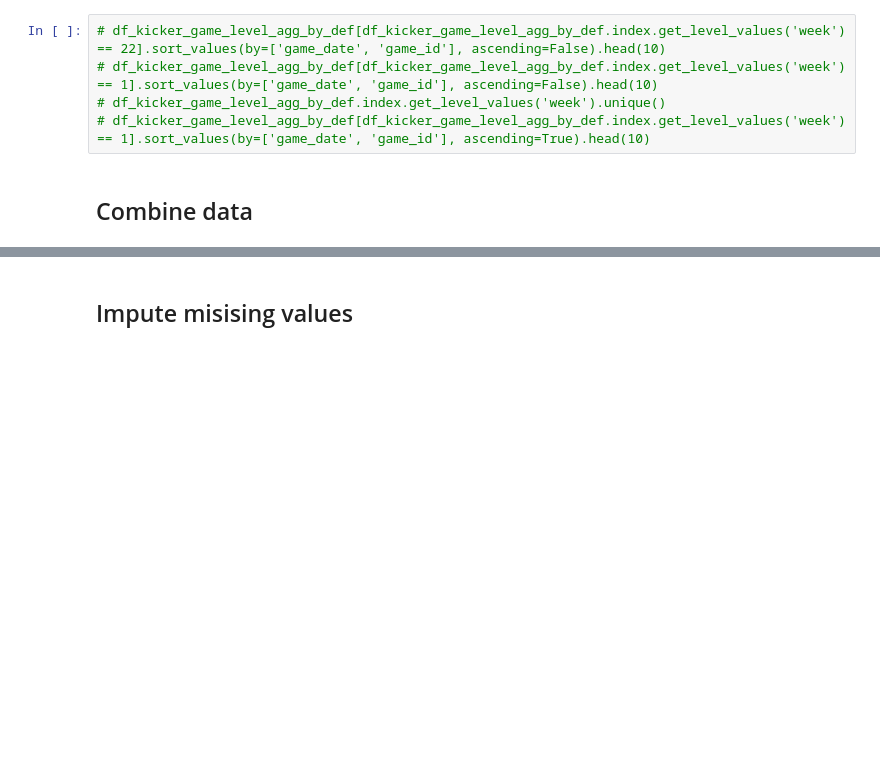
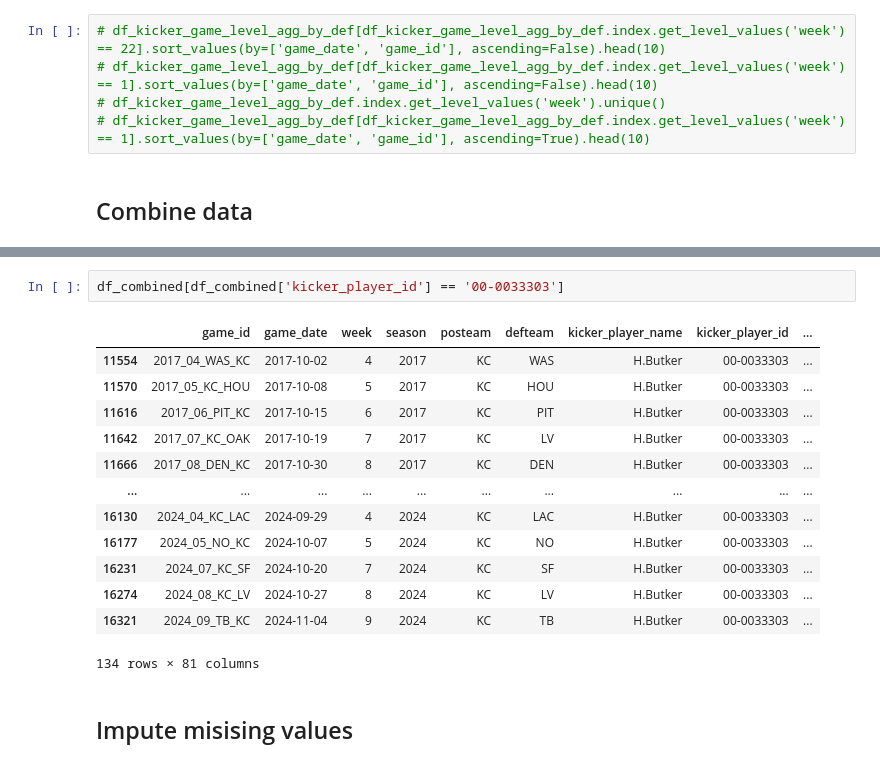
Before and after one commit to cse-6242-t134/nfl-fantasy-prediction-model, a Jupyter notebook: kicker_modeling_v3.ipynb, the cells around one changed output, grey strips where cells are left out. Drawn from its saved outputs; the diff is of its cells as text; blank space fills up the shorter version.

```diff
--- a/kicker_modeling_v3.ipynb
+++ b/kicker_modeling_v3.ipynb
@@ -569,3 +597,19 @@ df_combined.sort_values(by=['game_date', 'game_id'], ascending=False).head(10)
+# %%
+df_combined[df_combined['kicker_player_id'] == '00-0033303']
+# %% [output]
+|  | game_id | game_date | week | season | posteam | defteam | kicker_player_name | kicker_player_id | ... |
+| 11554 | 2017_04_WAS_KC | 2017-10-02 | 4 | 2017 | KC | WAS | H.Butker | 00-0033303 | ... |
+| 11570 | 2017_05_KC_HOU | 2017-10-08 | 5 | 2017 | KC | HOU | H.Butker | 00-0033303 | ... |
+| 11616 | 2017_06_PIT_KC | 2017-10-15 | 6 | 2017 | KC | PIT | H.Butker | 00-0033303 | ... |
+| 11642 | 2017_07_KC_OAK | 2017-10-19 | 7 | 2017 | KC | LV | H.Butker | 00-0033303 | ... |
+| 11666 | 2017_08_DEN_KC | 2017-10-30 | 8 | 2017 | KC | DEN | H.Butker | 00-0033303 | ... |
+| ... | ... | ... | ... | ... | ... | ... | ... | ... | ... |
+| 16130 | 2024_04_KC_LAC | 2024-09-29 | 4 | 2024 | KC | LAC | H.Butker | 00-0033303 | ... |
+| 16177 | 2024_05_NO_KC | 2024-10-07 | 5 | 2024 | KC | NO | H.Butker | 00-0033303 | ... |
+| 16231 | 2024_07_KC_SF | 2024-10-20 | 7 | 2024 | KC | SF | H.Butker | 00-0033303 | ... |
+| 16274 | 2024_08_KC_LV | 2024-10-27 | 8 | 2024 | KC | LV | H.Butker | 00-0033303 | ... |
+| 16321 | 2024_09_TB_KC | 2024-11-04 | 9 | 2024 | KC | TB | H.Butker | 00-0033303 | ... |
+134 rows × 81 columns
 # %% [markdown]
 ## Impute misising values
 # %%
```
Also changed, not shown: parts of 10 cells of this notebook, 1 other file.
